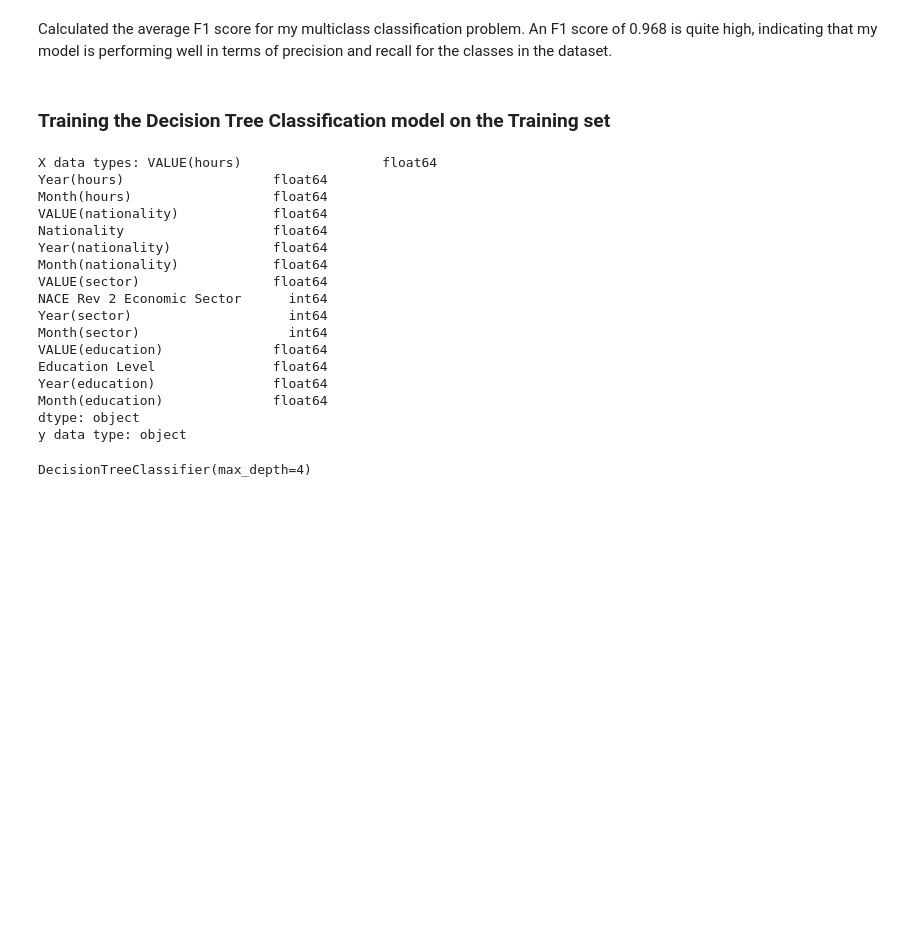
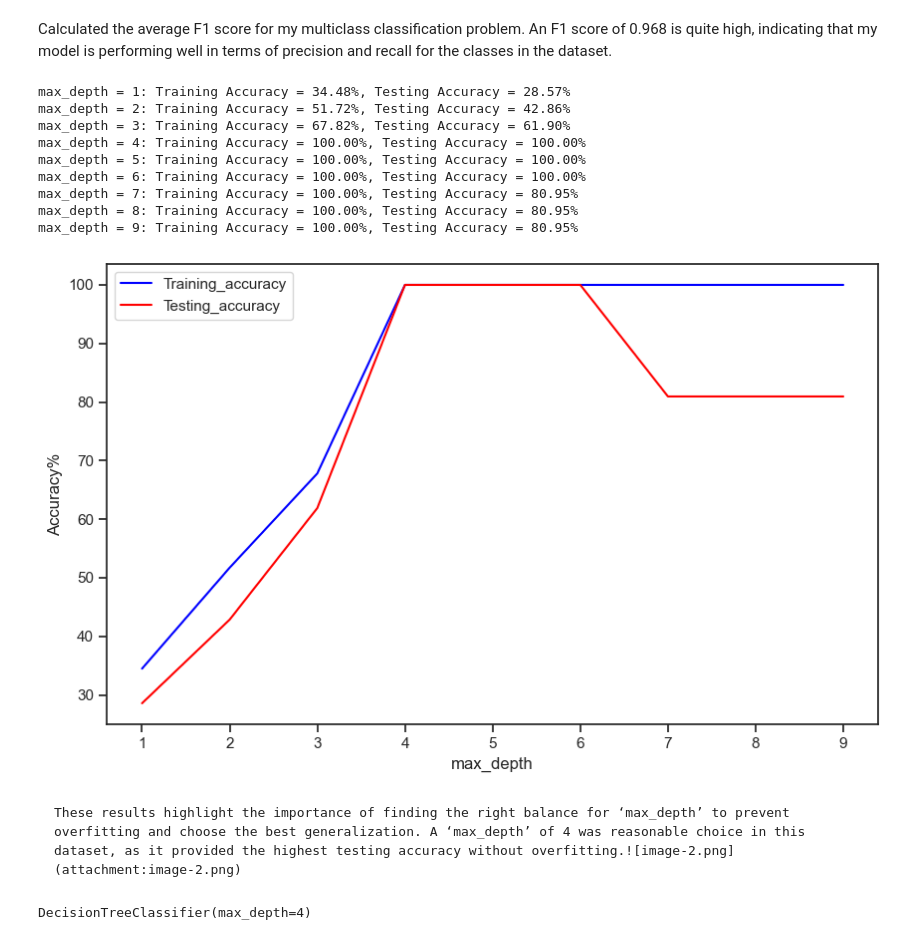
Before and after one commit to Usukhbayar95/Capstone_Project, a Jupyter notebook: Project.ipynb, the cells around one changed output. Drawn from its saved outputs; the diff is of its cells as text; code cells hidden in the pictures; blank space fills up the shorter version.

```diff
--- a/Project.ipynb
+++ b/Project.ipynb
@@ -1125,28 +1134,41 @@ Average F1 Score: 0.9349999999999999
 # %% [markdown]
 Calculated the average F1 score for my multiclass classification problem. An F1 score of 0.968 is quite high, indicating that my model is performing well in terms of precision and recall for the classes in the dataset.
-# %% [markdown]
-### Training the Decision Tree Classification model on the Training set
-# %%
-print("X data types:", X.dtypes)
-print("y data type:", y.dtype)
-# %% [output]
-X data types: VALUE(hours)                  float64
-Year(hours)                   float64
-Month(hours)                  float64
-VALUE(nationality)            float64
-Nationality                   float64
-Year(nationality)             float64
-Month(nationality)            float64
-VALUE(sector)                 float64
-NACE Rev 2 Economic Sector      int64
-Year(sector)                    int64
-Month(sector)                   int64
-VALUE(education)              float64
-Education Level               float64
-Year(education)               float64
-Month(education)              float64
-dtype: object
-y data type: object
 # %%
 X.to_csv('output_file.csv', index=False)
+# %%
+# CHANGING MAX_DEPTH
+score_train=[]
+score_test=[]
+
+for i in range(1,10):
+    dtree_model = DecisionTreeClassifier(max_depth=i)
+    dtree_model.fit(X_train,y_train)
+
+    score_train.append(dtree_model.score(X_train,y_train)*100)
+    score_test.append(dtree_model.score(X_test,y_test)*100)
+    print(f"max_depth = {i}: Training Accuracy = {score_train[i-1]:.2f}%, Testing Accuracy = {score_test[i-1]:.2f}%")
+
+score_train_array=np.asarray(score_train)
+score_test_array=np.asarray(score_test)
+plt.figure(figsize=(10,6))
+plt.plot(range(1,10),score_train_array,color='blue', label="Training_accuracy")
+plt.plot(range(1,10),score_test_array,color='red',label="Testing_accuracy")
+
+plt.legend()
+plt.xlabel('max_depth')
+plt.ylabel('Accuracy%')
+plt.show()
+# %% [output]
+max_depth = 1: Training Accuracy = 34.48%, Testing Accuracy = 28.57%
+max_depth = 2: Training Accuracy = 51.72%, Testing Accuracy = 42.86%
+max_depth = 3: Training Accuracy = 67.82%, Testing Accuracy = 61.90%
+max_depth = 4: Training Accuracy = 100.00%, Testing Accuracy = 100.00%
+max_depth = 5: Training Accuracy = 100.00%, Testing Accuracy = 100.00%
+max_depth = 6: Training Accuracy = 100.00%, Testing Accuracy = 100.00%
+max_depth = 7: Training Accuracy = 100.00%, Testing Accuracy = 80.95%
+max_depth = 8: Training Accuracy = 100.00%, Testing Accuracy = 80.95%
+max_depth = 9: Training Accuracy = 100.00%, Testing Accuracy = 80.95%
+[figure, added]
+# %% [markdown]
+	These results highlight the importance of finding the right balance for ‘max_depth’ to prevent overfitting and choose the best generalization. A ‘max_depth’ of 4 was reasonable choice in this dataset, as it provided the highest testing accuracy without overfitting.![image-2.png](attachment:image-2.png)
 # %%
```
Also changed, not shown: parts of 74 cells of this notebook, 1 other file.
